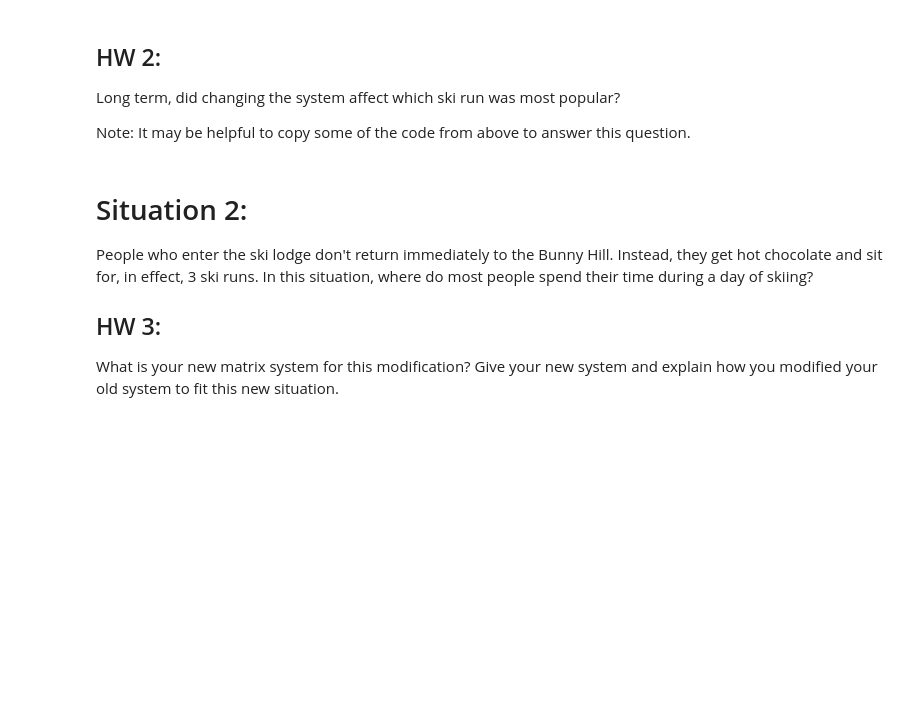
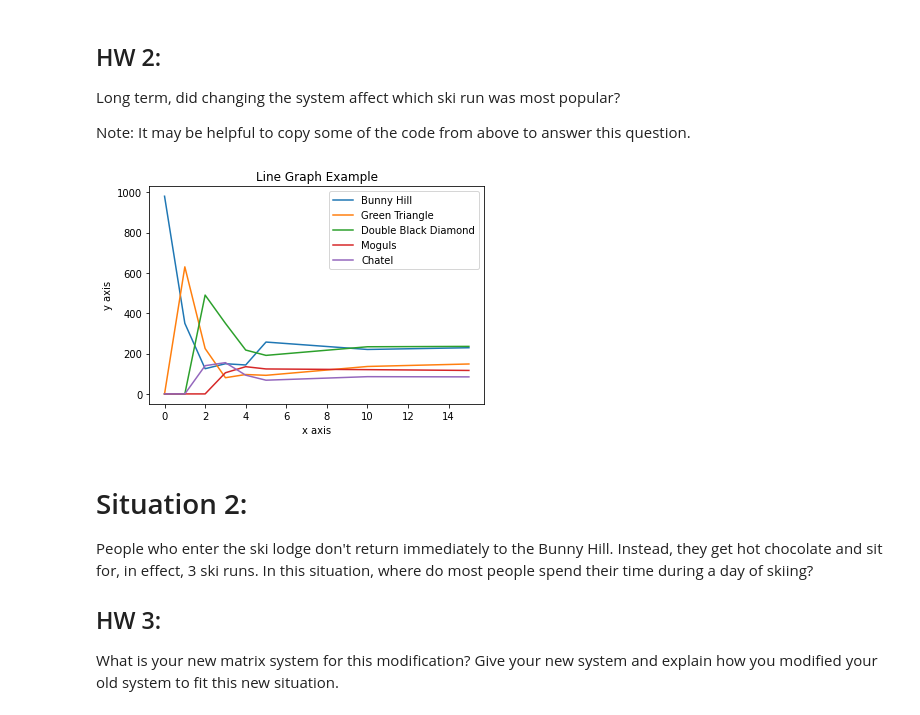
Before and after one commit to brenden-klish/Linear_Algebra_Coding_projects, a Jupyter notebook: The_Ski_Hill_Transition_Matrices_and_Markov_Chains.ipynb, the cells around one changed output. Drawn from its saved outputs; the diff is of its cells as text; code cells hidden in the pictures; blank space fills up the shorter version.

```diff
--- a/The_Ski_Hill_Transition_Matrices_and_Markov_Chains.ipynb
+++ b/The_Ski_Hill_Transition_Matrices_and_Markov_Chains.ipynb
@@ -146,6 +203,23 @@ What is your new matrix system for this modification?  Give your new system and
 Long term, did changing the system affect which ski run was most popular?
 
 Note:  It may be helpful to copy some of the code from above to answer this question.
+# %%
+import matplotlib.pyplot as plt
+
+x  = [0, 1, 2, 3, 4, 5, 10, 15]
+plt.plot(x, np.array(X[0])[0], label="Bunny Hill")
+plt.plot(x, np.array(X[1])[0], label="Green Triangle")
+plt.plot(x, np.array(X[2])[0], label="Double Black Diamond")
+plt.plot(x, np.array(X[3])[0], label="Moguls")
+plt.plot(x, np.array(X[4])[0], label="Chatel")
+
+plt.xlabel("x axis")  # Update this label
+plt.ylabel("y axis")  # Update this label
+plt.title("Line Graph Example")  # Update the title
+plt.legend()
+plt.show()
+# %% [output]
+[figure, added]
 # %% [markdown]
 # Situation 2:
 
```
Also changed, not shown: parts of 8 cells of this notebook.
